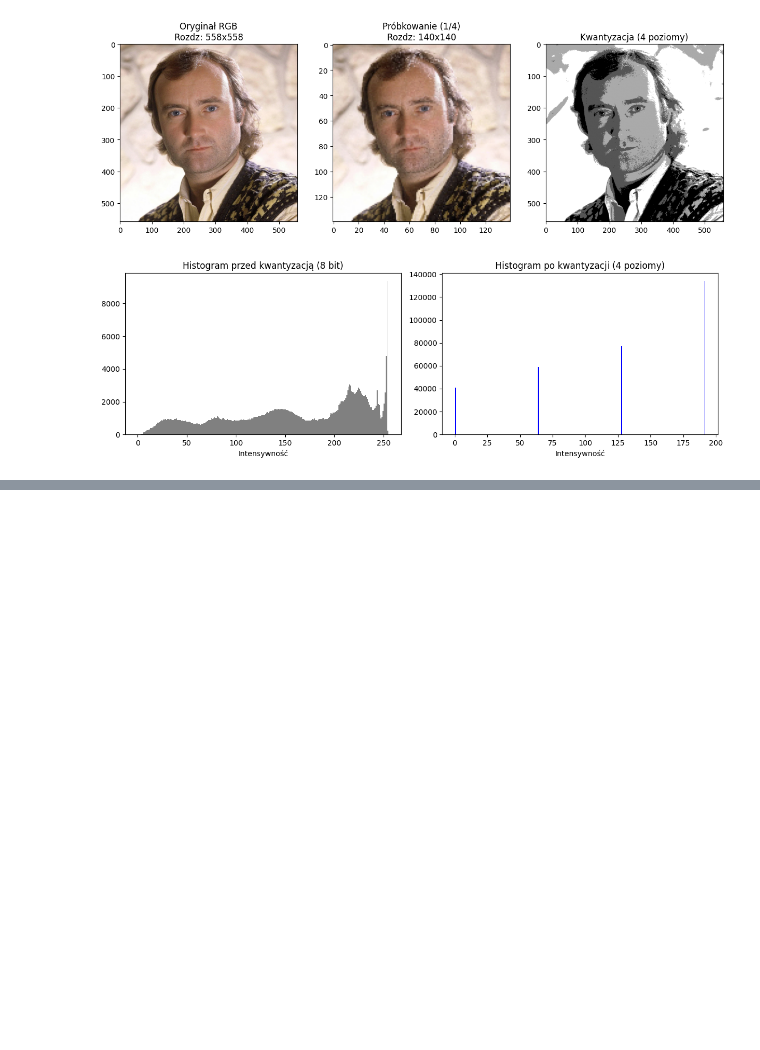
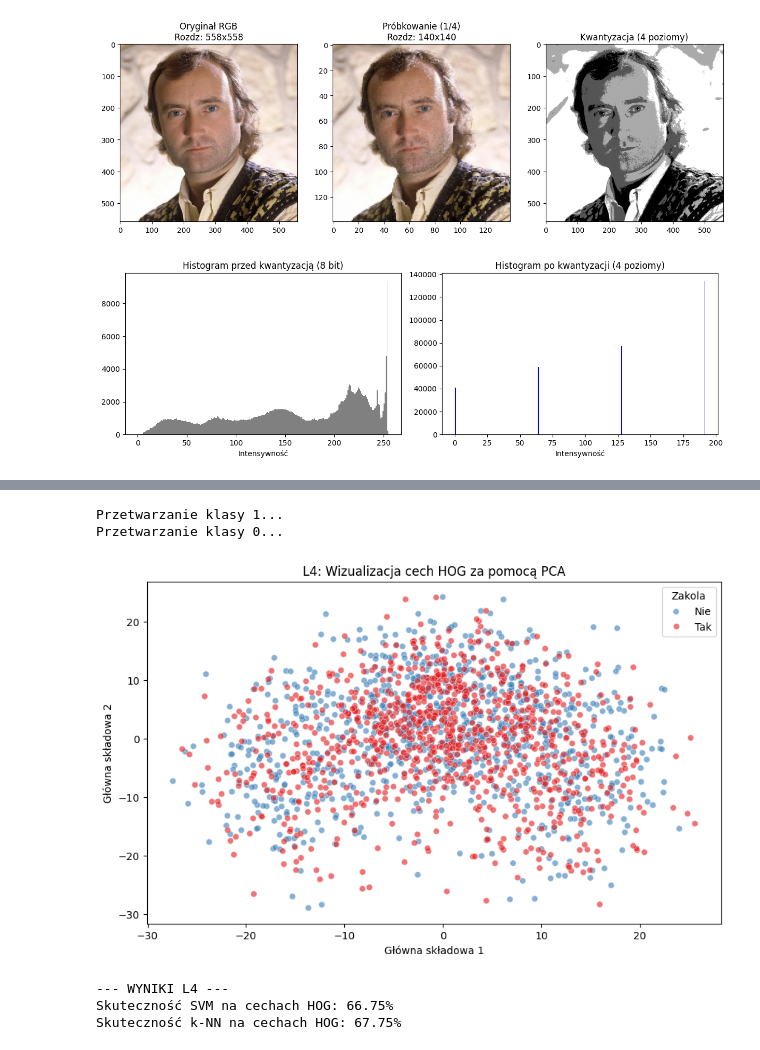
Before and after one commit to carolynee01/receding-hairline, a Jupyter notebook: receding_hairline.ipynb, the cells around one changed output, grey strips where cells are left out. Drawn from its saved outputs; the diff is of its cells as text; code cells hidden in the pictures; blank space fills up the shorter version.

```diff
--- a/receding_hairline.ipynb
+++ b/receding_hairline.ipynb
@@ -84,0 +267,72 @@ path = kagglehub.dataset_download("jessicali9530/celeba-dataset")
+# %%
+from skimage.feature import hog
+from sklearn.decomposition import PCA
+from sklearn.preprocessing import StandardScaler
+from sklearn.svm import SVC
+from sklearn.neighbors import KNeighborsClassifier
+from sklearn.metrics import accuracy_score
+import seaborn as sns
+from sklearn.model_selection import train_test_split
+
+# 1. Funkcja ekstrakcji cech HOG
+def get_hog_dataset(image_ids, label):
+    features_list = []
+    labels_list = []
+    print(f"Przetwarzanie klasy {label}...")
+    for img_id in image_ids:
+        # Używamy Twojej funkcji preprocess_image (Gray + Resize 128x128)
+        img = preprocess_image(img_id)
+        if img is not None:
+            # orientations=9, pixels_per_cell=(16,16) - parametry dla twarzy
+            fd = hog(img, orientations=9, pixels_per_cell=(16, 16),
+                     cells_per_block=(2, 2), visualize=False)
+            features_list.append(fd)
+            labels_list.append(label)
+    return features_list, labels_list
+
+# Ekstrakcja dla zbalansowanego zbioru (np. po 1000 na klasę dla szybkości w L4)
+X_z, y_z = get_hog_dataset(zakola_list[:1000], 1)
+X_b, y_b = get_hog_dataset(brak_zakoli_list[:1000], 0)
+
+X = np.array(X_z + X_b)
+y = np.array(y_z + y_b)
+
+# Standaryzacja danych przed PCA
+X_scaled = StandardScaler().fit_transform(X)
+
+# 2. Redukcja wymiarowości PCA (L4)
+pca = PCA(n_components=2)
+X_pca = pca.fit_transform(X_scaled)
+
+# Wizualizacja skupisk
+plt.figure(figsize=(10, 6))
+sns.scatterplot(x=X_pca[:, 0], y=X_pca[:, 1], hue=y, palette='Set1', alpha=0.6)
+plt.title("Wizualizacja cech HOG za pomocą PCA")
+plt.xlabel("Główna składowa 1")
+plt.ylabel("Główna składowa 2")
+plt.legend(title='Zakola', labels=['Nie', 'Tak'])
+plt.show()
+
+# 3. Porównanie klasyfikatorów
+X_train, X_test, y_train, y_test = train_test_split(X_scaled, y, test_size=0.2, random_state=42)
+
+# Testujemy SVM
+svm = SVC(kernel='linear')
+svm.fit(X_train, y_train)
+acc_svm = accuracy_score(y_test, svm.predict(X_test))
+
+# Testujemy k-NN
+knn = KNeighborsClassifier(n_neighbors=5)
+knn.fit(X_train, y_train)
+acc_knn = accuracy_score(y_test, knn.predict(X_test))
+
+print(f"\n--- WYNIKI ---")
+print(f"Skuteczność SVM na cechach HOG: {acc_svm*100:.2f}%")
+print(f"Skuteczność k-NN na cechach HOG: {acc_knn*100:.2f}%")
+# %% [output]
+Przetwarzanie klasy 1...
+Przetwarzanie klasy 0...
+[figure, added]
+--- WYNIKI L4 ---
+Skuteczność SVM na cechach HOG: 66.75%
+Skuteczność k-NN na cechach HOG: 67.75%
```
Also changed, not shown: parts of 9 cells of this notebook.
